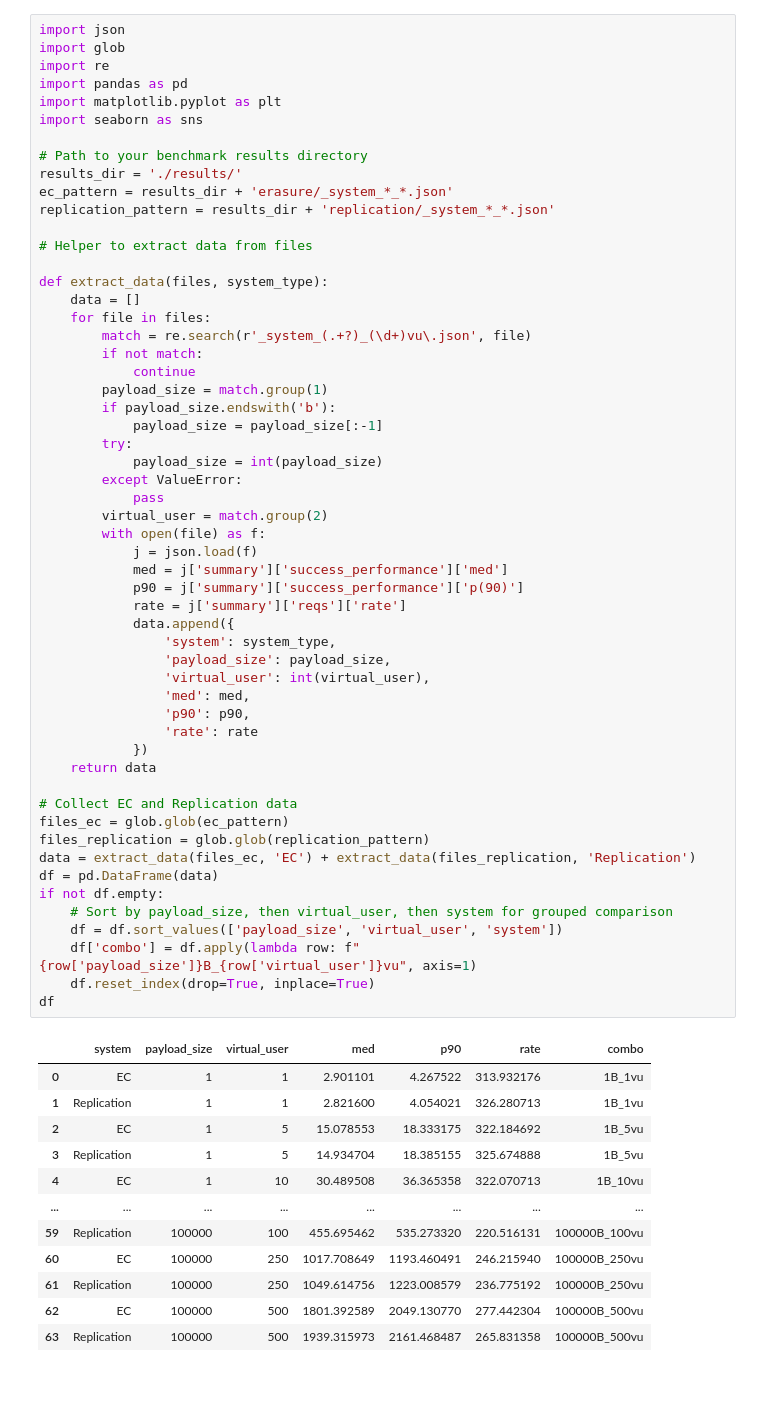
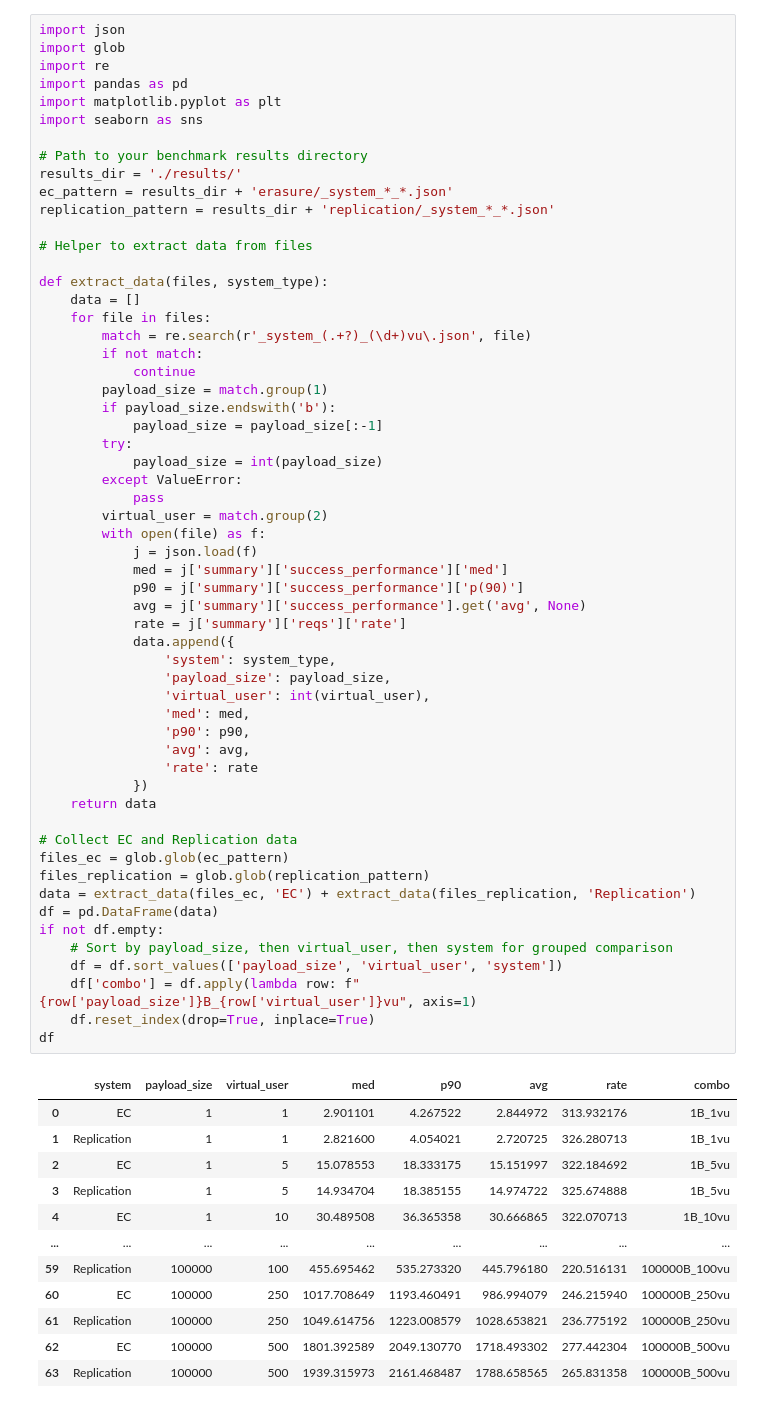
Before and after one commit to MuhamadAjiW/DistKV-Erasure-Coding, a Jupyter notebook: benchmark/benchmark_visualization.ipynb, the cells around one changed output. Saved outputs shown, nothing was run; the diff lists cells and outputs as text.

```diff
--- a/benchmark/benchmark_visualization.ipynb
+++ b/benchmark/benchmark_visualization.ipynb
@@ -27,42 +33,44 @@ def extract_data(files, system_type):
         except ValueError:
             pass
         virtual_user = match.group(2)
         with open(file) as f:
             j = json.load(f)
             med = j['summary']['success_performance']['med']
             p90 = j['summary']['success_performance']['p(90)']
+            avg = j['summary']['success_performance'].get('avg', None)
             rate = j['summary']['reqs']['rate']
             data.append({
                 'system': system_type,
                 'payload_size': payload_size,
                 'virtual_user': int(virtual_user),
                 'med': med,
                 'p90': p90,
+                'avg': avg,
                 'rate': rate
             })
     return data
 
 # Collect EC and Replication data
 files_ec = glob.glob(ec_pattern)
 files_replication = glob.glob(replication_pattern)
 data = extract_data(files_ec, 'EC') + extract_data(files_replication, 'Replication')
 df = pd.DataFrame(data)
 if not df.empty:
     # Sort by payload_size, then virtual_user, then system for grouped comparison
     df = df.sort_values(['payload_size', 'virtual_user', 'system'])
     df['combo'] = df.apply(lambda row: f"{row['payload_size']}B_{row['virtual_user']}vu", axis=1)
     df.reset_index(drop=True, inplace=True)
 df
 # %% [output]
-|  | system | payload_size | virtual_user | med | p90 | rate | combo |
-| 0 | EC | 1 | 1 | 2.901101 | 4.267522 | 313.932176 | 1B_1vu |
-| 1 | Replication | 1 | 1 | 2.821600 | 4.054021 | 326.280713 | 1B_1vu |
-| 2 | EC | 1 | 5 | 15.078553 | 18.333175 | 322.184692 | 1B_5vu |
-| 3 | Replication | 1 | 5 | 14.934704 | 18.385155 | 325.674888 | 1B_5vu |
-| 4 | EC | 1 | 10 | 30.489508 | 36.365358 | 322.070713 | 1B_10vu |
-| ... | ... | ... | ... | ... | ... | ... | ... |
-| 59 | Replication | 100000 | 100 | 455.695462 | 535.273320 | 220.516131 | 100000B_100vu |
-| 60 | EC | 100000 | 250 | 1017.708649 | 1193.460491 | 246.215940 | 100000B_250vu |
-| 61 | Replication | 100000 | 250 | 1049.614756 | 1223.008579 | 236.775192 | 100000B_250vu |
-| 62 | EC | 100000 | 500 | 1801.392589 | 2049.130770 | 277.442304 | 100000B_500vu |
-| 63 | Replication | 100000 | 500 | 1939.315973 | 2161.468487 | 265.831358 | 100000B_500vu |
+|  | system | payload_size | virtual_user | med | p90 | avg | rate | combo |
+| 0 | EC | 1 | 1 | 2.901101 | 4.267522 | 2.844972 | 313.932176 | 1B_1vu |
+| 1 | Replication | 1 | 1 | 2.821600 | 4.054021 | 2.720725 | 326.280713 | 1B_1vu |
+| 2 | EC | 1 | 5 | 15.078553 | 18.333175 | 15.151997 | 322.184692 | 1B_5vu |
+| 3 | Replication | 1 | 5 | 14.934704 | 18.385155 | 14.974722 | 325.674888 | 1B_5vu |
+| 4 | EC | 1 | 10 | 30.489508 | 36.365358 | 30.666865 | 322.070713 | 1B_10vu |
+| ... | ... | ... | ... | ... | ... | ... | ... | ... |
+| 59 | Replication | 100000 | 100 | 455.695462 | 535.273320 | 445.796180 | 220.516131 | 100000B_100vu |
+| 60 | EC | 100000 | 250 | 1017.708649 | 1193.460491 | 986.994079 | 246.215940 | 100000B_250vu |
+| 61 | Replication | 100000 | 250 | 1049.614756 | 1223.008579 | 1028.653821 | 236.775192 | 100000B_250vu |
+| 62 | EC | 100000 | 500 | 1801.392589 | 2049.130770 | 1718.493302 | 277.442304 | 100000B_500vu |
+| 63 | Replication | 100000 | 500 | 1939.315973 | 2161.468487 | 1788.658565 | 265.831358 | 100000B_500vu |
```
Also changed, not shown: parts of 3 cells of this notebook.
